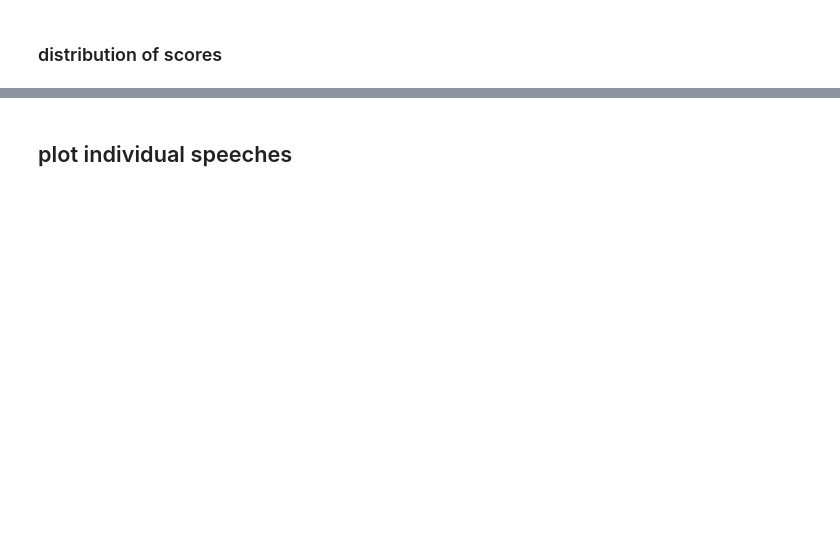
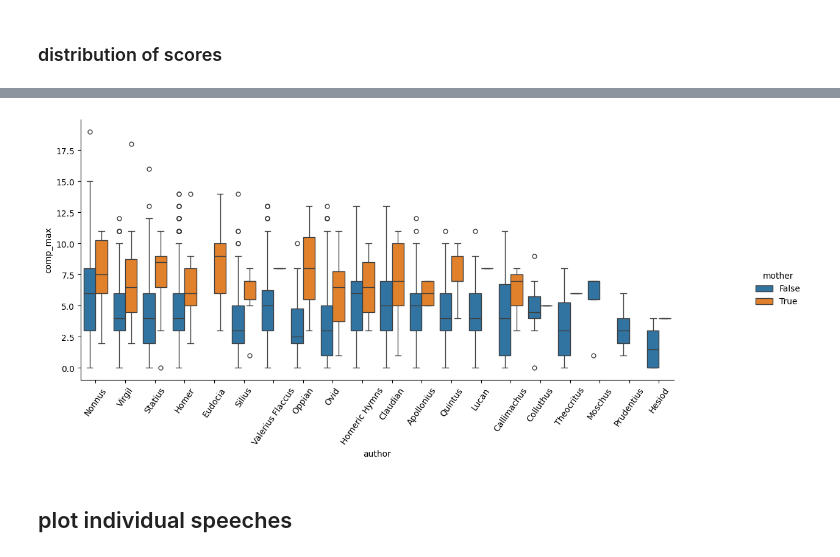
Before and after one commit to cwf2/dices-mta, a Jupyter notebook: Mother speech.ipynb, the cells around one changed output, grey strips where cells are left out. Cells and saved outputs as stored; diff of their text form; code cells hidden in the pictures; blank space fills up the shorter version.

```diff
--- a/Mother speech.ipynb
+++ b/Mother speech.ipynb
@@ -297,3 +372,9 @@ g.fig.set_figwidth(2)
+# %%
+g = sns.catplot(data=x, y='comp_max', x='author', hue='mother', kind='box', dodge=True)
+g.fig.set_figwidth(14)
+g.ax.tick_params(axis="x", rotation=55)
+# %% [output]
+[figure, added]
 # %% [markdown]
 ## plot individual speeches
 # %%
```
Also changed, not shown: parts of 42 cells of this notebook.
